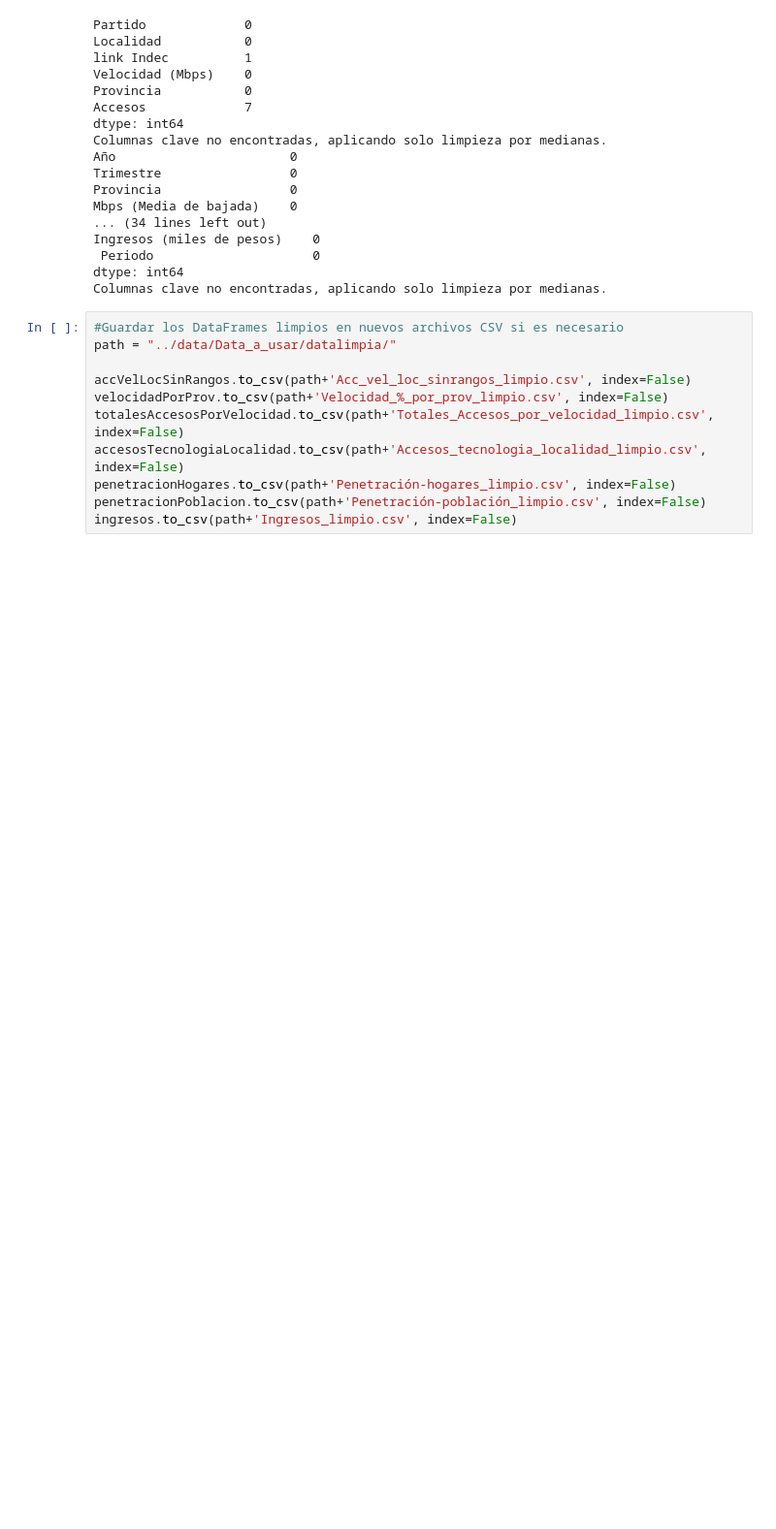
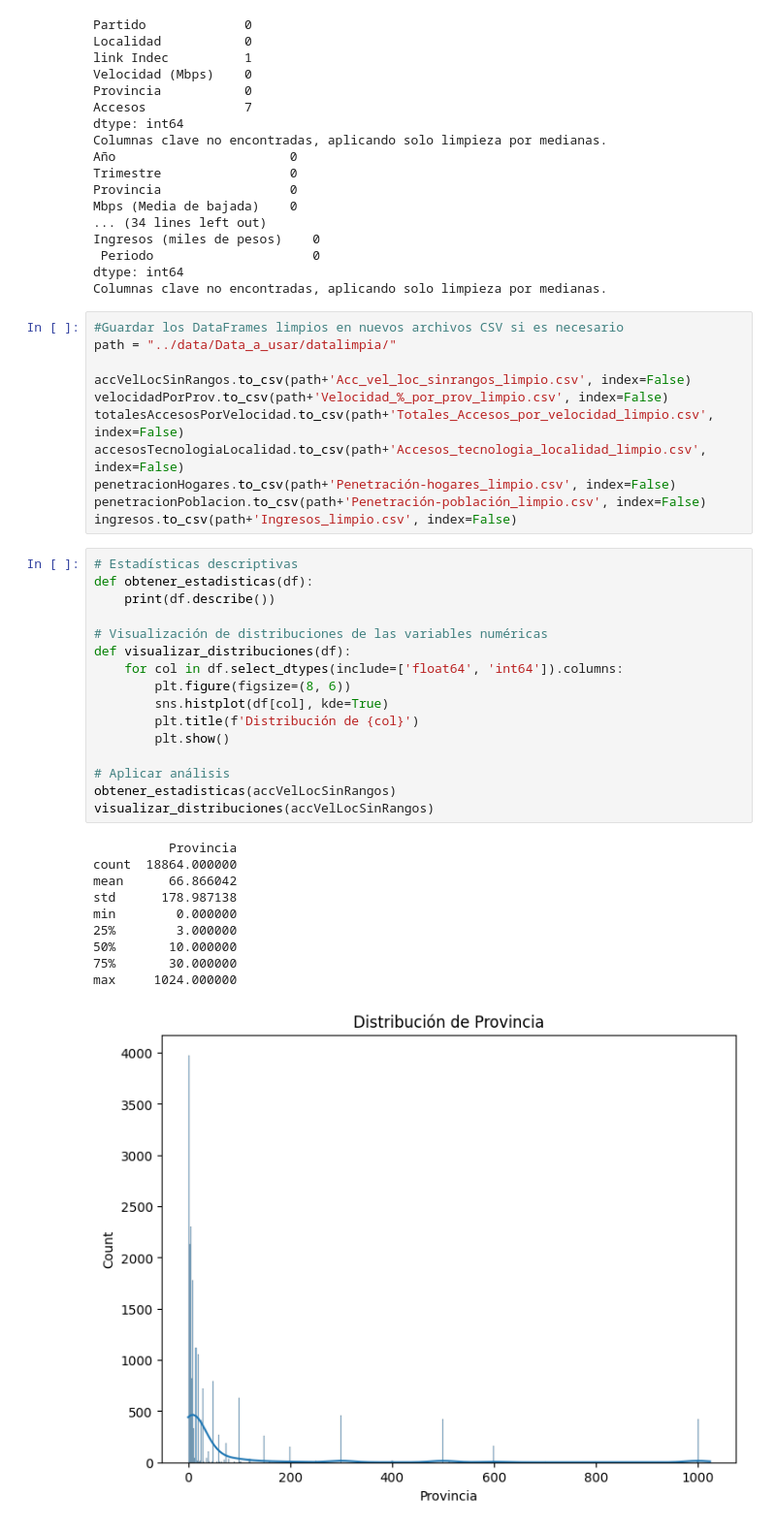
Before and after one commit to The-greenpanter/segundo_Proyecto_Individual, a Jupyter notebook: notebooks/ETL.ipynb, the cells around one changed output. Shown: that part at 97% size. Drawn from its saved outputs; the diff is of its cells as text; blank space fills up the shorter version.

```diff
--- a/notebooks/ETL.ipynb
+++ b/notebooks/ETL.ipynb
@@ -181,3 +179,30 @@ accesosTecnologiaLocalidad.to_csv(path+'Accesos_tecnologia_localidad_limpio.csv'
 penetracionHogares.to_csv(path+'Penetración-hogares_limpio.csv', index=False)
 penetracionPoblacion.to_csv(path+'Penetración-población_limpio.csv', index=False)
 ingresos.to_csv(path+'Ingresos_limpio.csv', index=False)
+# %%
+# Estadísticas descriptivas
+def obtener_estadisticas(df):
+    print(df.describe())
+
+# Visualización de distribuciones de las variables numéricas
+def visualizar_distribuciones(df):
+    for col in df.select_dtypes(include=['float64', 'int64']).columns:
+        plt.figure(figsize=(8, 6))
+        sns.histplot(df[col], kde=True)
+        plt.title(f'Distribución de {col}')
+        plt.show()
+
+# Aplicar análisis
+obtener_estadisticas(accVelLocSinRangos)
+visualizar_distribuciones(accVelLocSinRangos)
+# %% [output]
+          Provincia
+count  18864.000000
+mean      66.866042
+std      178.987138
+min        0.000000
+25%        3.000000
+50%       10.000000
+75%       30.000000
+max     1024.000000
+[figure, added]
```
Also changed, not shown: parts of 7 cells of this notebook.
